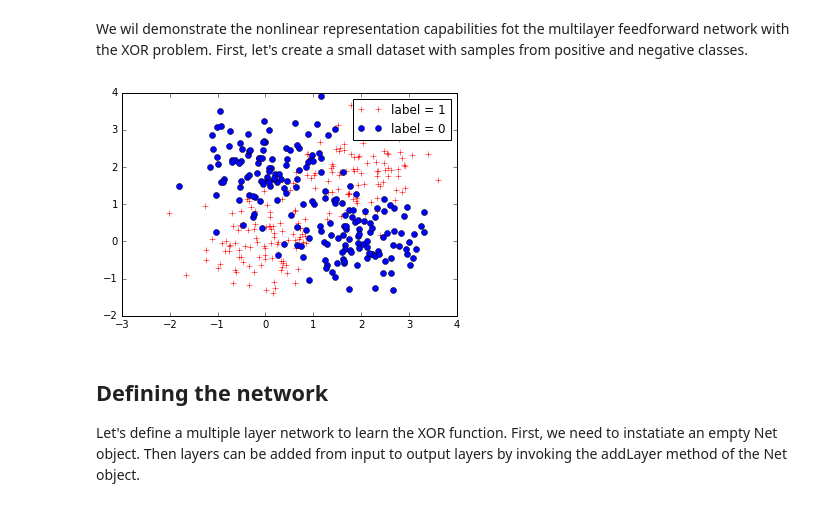
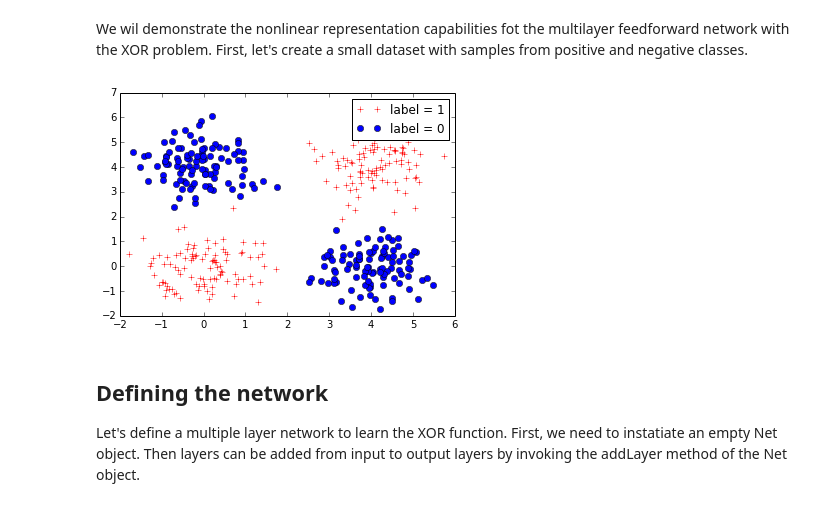
Before and after one commit to luisitobarcito/mini-DNN, a Jupyter notebook: xor_demo.ipynb, the cells around one changed output. Cells and saved outputs as stored; diff of their text form; code cells hidden in the pictures.

```diff
--- a/xor_demo.ipynb
+++ b/xor_demo.ipynb
@@ -15,20 +15,20 @@ We wil demonstrate the nonlinear representation capabilities fot the multilayer
 # %%
 N = 100
 data = np.concatenate((np.random.multivariate_normal(mean=[0, 0], cov=[[0.5, 0],[0, 0.5]], size=N), \
-                       np.random.multivariate_normal(mean=[2, 2], cov=[[0.5, 0],[0, 0.5]], size=N), \
-                       np.random.multivariate_normal(mean=[0, 2], cov=[[0.5, 0],[0, 0.5]], size=N), \
-                       np.random.multivariate_normal(mean=[2, 0], cov=[[0.5, 0],[0, 0.5]], size=N)), axis=0)
+                       np.random.multivariate_normal(mean=[4, 4], cov=[[0.5, 0],[0, 0.5]], size=N), \
+                       np.random.multivariate_normal(mean=[0, 4], cov=[[0.5, 0],[0, 0.5]], size=N), \
+                       np.random.multivariate_normal(mean=[4, 0], cov=[[0.5, 0],[0, 0.5]], size=N)), axis=0)
 
 # Arrays are explicitly defined as (N x 1) for convenience allowing generlizations to netowrks with multidimensional outputs
 labels = np.concatenate((np.ones((2*N, 1)), np.zeros((2*N, 1))), axis=0)
 
 plt.plot(data[labels[:,0] == 1, 0], data[labels[:,0] == 1, 1], 'r+', label='label = 1')
 plt.hold
 plt.plot(data[labels[:,0] == 0, 0], data[labels[:,0] == 0, 1], 'bo', label='label = 0')
 plt.legend()
 plt.show()
 # %% [output]
-[figure, old version]
+[figure, new version]
 # %% [markdown]
 ## Defining the network
 Let's define a multiple layer network to learn the XOR function. First, we need to instatiate an empty Net object. Then layers can be added from input to output layers by invoking the addLayer method of the Net object.
```
Also changed, not shown: parts of 3 cells of this notebook.
